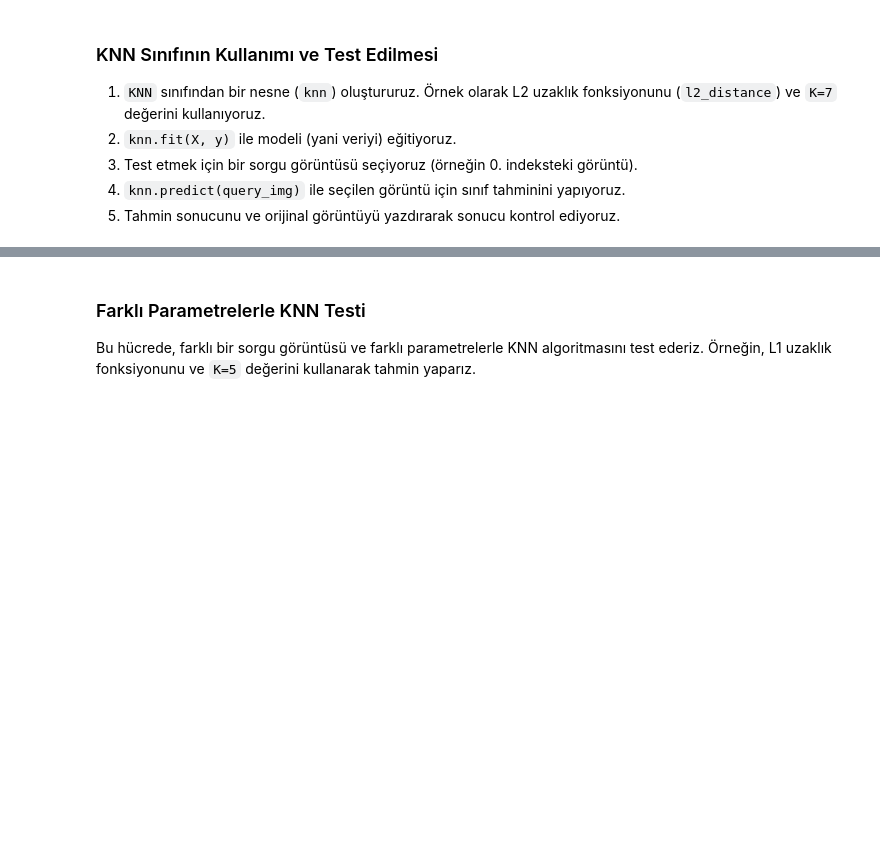
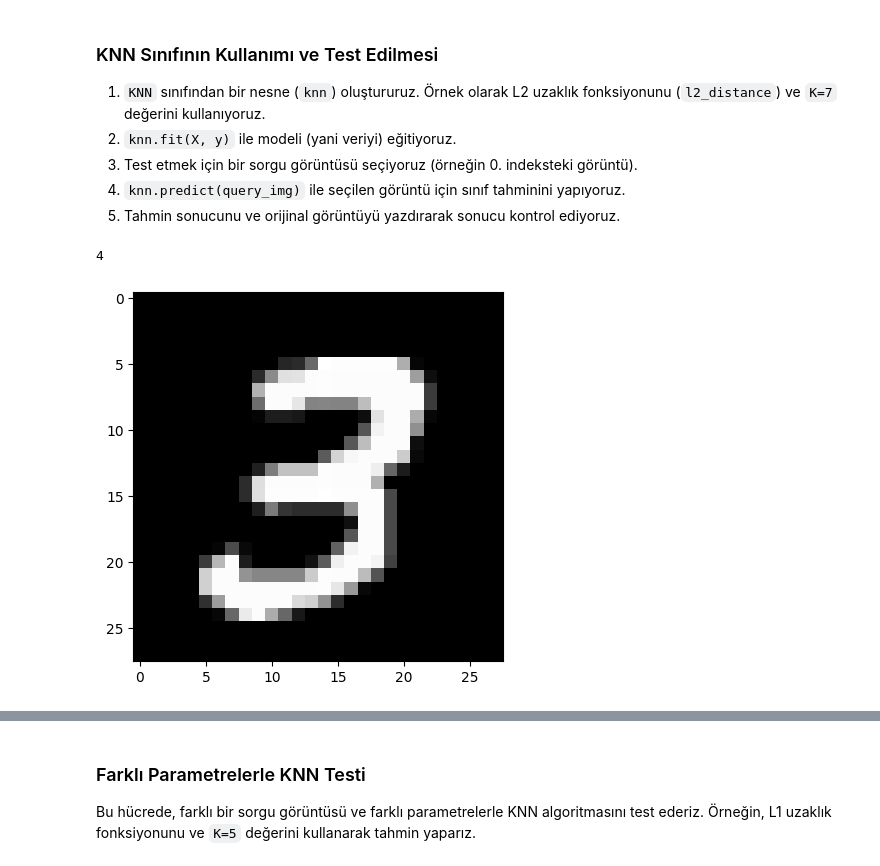
Before and after one commit to abdurrahimagca/cvp_lect, a Jupyter notebook: Uygulama/0_hello.ipynb, the cells around one changed output, grey strips where cells are left out. Drawn from its saved outputs; the diff is of its cells as text; code cells hidden in the pictures; blank space fills up the shorter version.

```diff
--- a/Uygulama/0_hello.ipynb
+++ b/Uygulama/0_hello.ipynb
@@ -313,11 +372,14 @@ class KNN:
 4.  `knn.predict(query_img)` ile seçilen görüntü için sınıf tahminini yapıyoruz.
 5.  Tahmin sonucunu ve orijinal görüntüyü yazdırarak sonucu kontrol ediyoruz.
 # %%
-resim_idx = 0
+resim_idx = 7
 knn = KNN(l2_distance, 7)
 knn.fit(X, y)
 query_img = X[resim_idx]
 sonuc = knn.predict(query_img)
 print(sonuc)
 plt.imshow(X[resim_idx], cmap="gray")
 plt.show()
+# %% [output]
+4
+[figure, added]
```
Also changed, not shown: parts of 17 cells of this notebook, 1 other file.
